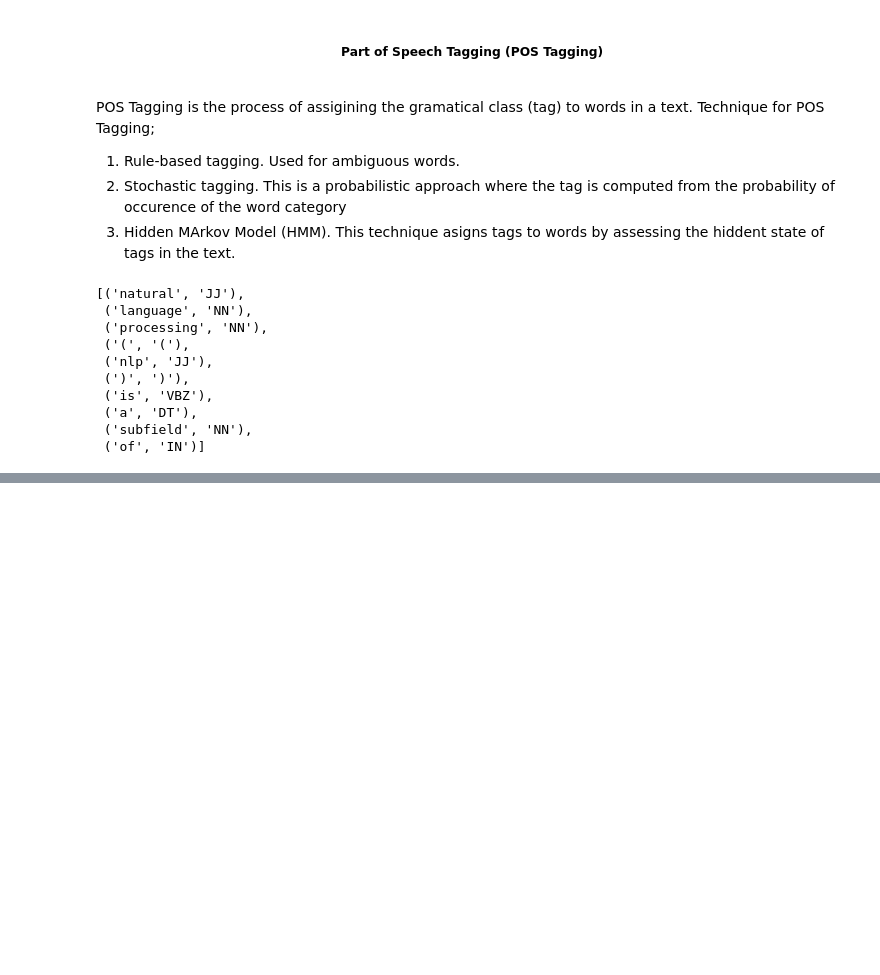
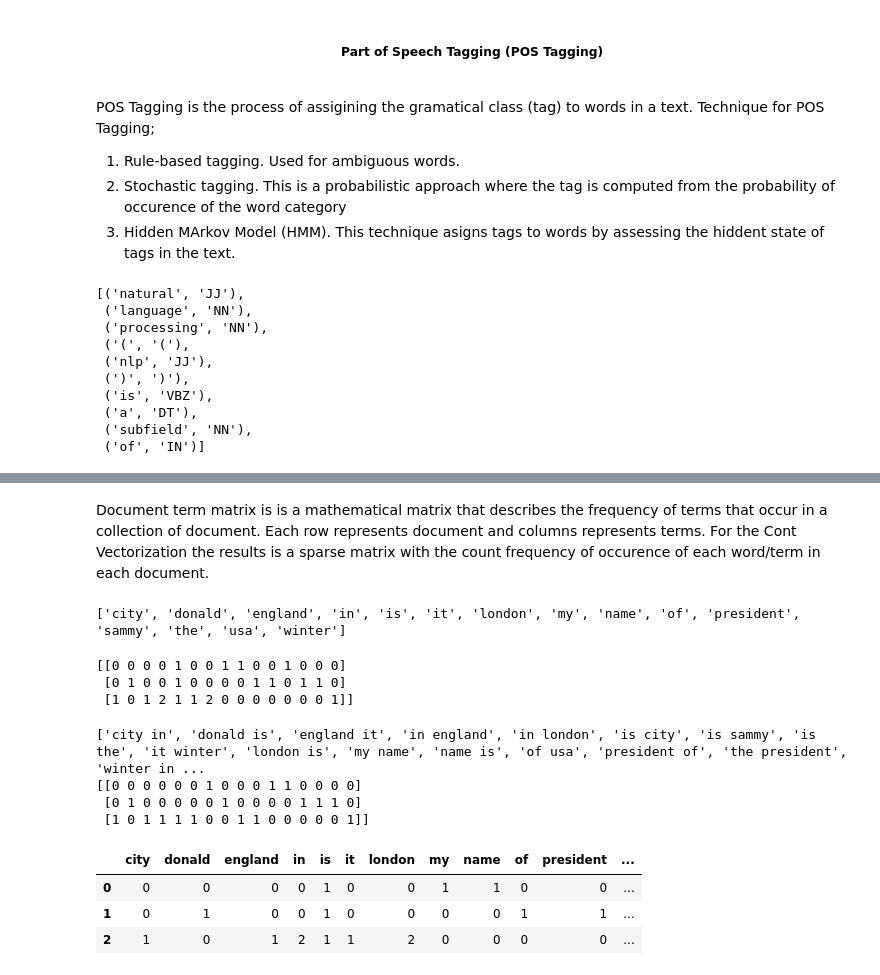
Before and after one commit to SammyOngaya/Natural-Language-Processing, a Jupyter notebook: Text processing with NLTK.ipynb, the cells around one changed output, grey strips where cells are left out. Drawn from its saved outputs; the diff is of its cells as text; code cells hidden in the pictures; blank space fills up the shorter version.

```diff
--- a/Text processing with NLTK.ipynb
+++ b/Text processing with NLTK.ipynb
@@ -262,0 +320,45 @@ Each of the technique will be covered in details in different session
+# %% [markdown]
+Document term matrix is is a mathematical matrix that describes the frequency of terms that occur in a collection of document. Each row represents  document and columns represents terms.
+For the Cont Vectorization the results is a sparse matrix with the count frequency of occurence of each word/term in each document.
+# %%
+corpus=['My name is Sammy.',
+       'Donald is the President of USA.',
+       'London is a city in England.'
+       'It\'s winter in London.']
+
+vectorizer=CountVectorizer()
+x=vectorizer.fit_transform(corpus)
+# %%
+# Get unique words in the corpus
+print(vectorizer.get_feature_names())
+# %% [output]
+['city', 'donald', 'england', 'in', 'is', 'it', 'london', 'my', 'name', 'of', 'president', 'sammy', 'the', 'usa', 'winter']
+# %%
+# Get sparse matrix of the terms/words. We haev
+print(x.toarray())
+# %% [output]
+[[0 0 0 0 1 0 0 1 1 0 0 1 0 0 0]
+ [0 1 0 0 1 0 0 0 0 1 1 0 1 1 0]
+ [1 0 1 2 1 1 2 0 0 0 0 0 0 0 1]]
+# %%
+# Fit the vectorizer to return n_gram words using the bi_gram technique
+cv2=CountVectorizer(ngram_range=(2,2))
+x2=cv2.fit_transform(corpus)
+print(cv2.get_feature_names())
+print(x2.toarray())
+# %% [output]
+['city in', 'donald is', 'england it', 'in england', 'in london', 'is city', 'is sammy', 'is the', 'it winter', 'london is', 'my name', 'name is', 'of usa', 'president of', 'the president', 'winter in ...
+[[0 0 0 0 0 0 1 0 0 0 1 1 0 0 0 0]
+ [0 1 0 0 0 0 0 1 0 0 0 0 1 1 1 0]
+ [1 0 1 1 1 1 0 0 1 1 0 0 0 0 0 1]]
+# %%
+# saving results of the document term matrix to a pandas dataframe
+dtm_df=pd.DataFrame(x.toarray(),columns=vectorizer.get_feature_names())
+dtm_df.head()
+
+# The word/term city occures once in the third document while the words/terms in and london occures twice in the third document
+# %% [output]
+|  | city | donald | england | in | is | it | london | my | name | of | president | ... |
+| 0 | 0 | 0 | 0 | 0 | 1 | 0 | 0 | 1 | 1 | 0 | 0 | ... |
+| 1 | 0 | 1 | 0 | 0 | 1 | 0 | 0 | 0 | 0 | 1 | 1 | ... |
+| 2 | 1 | 0 | 1 | 2 | 1 | 1 | 2 | 0 | 0 | 0 | 0 | ... |
```
Also changed, not shown: parts of 13 cells of this notebook, 2 other files.
